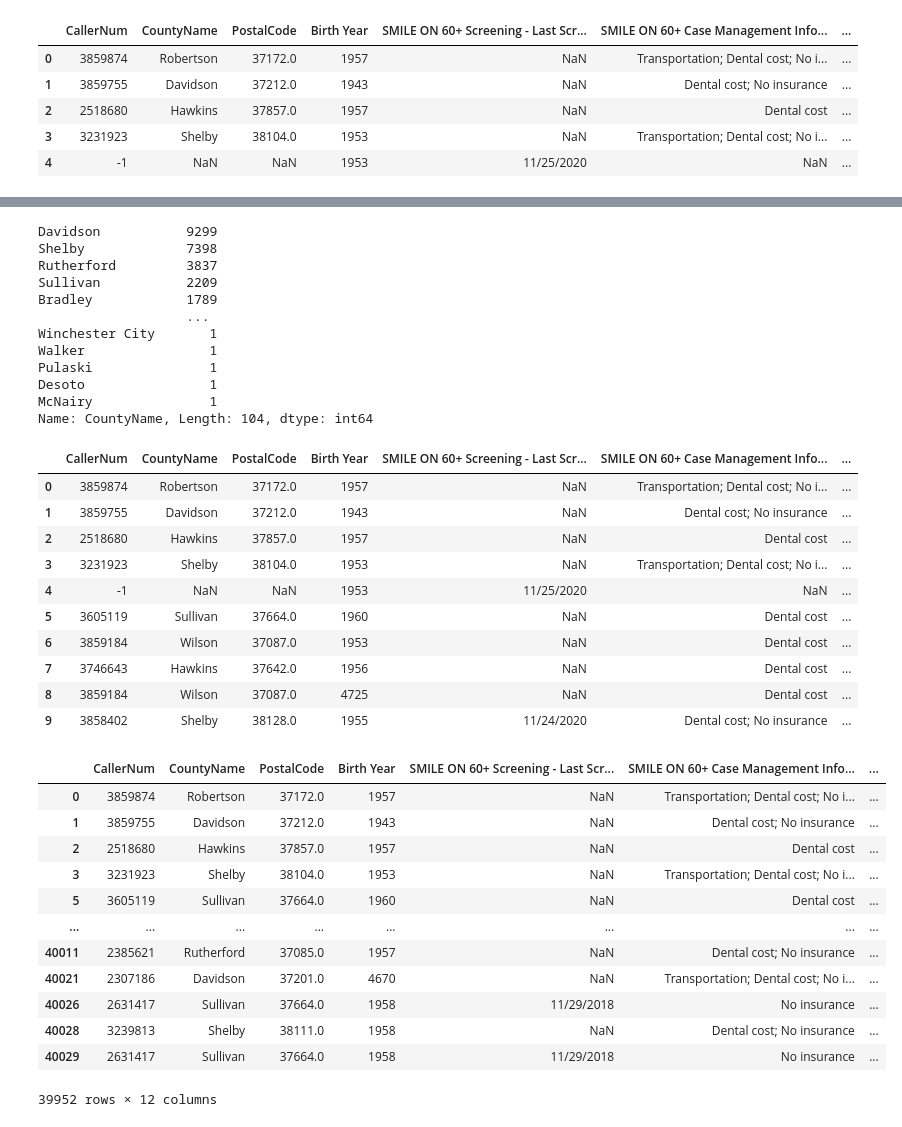
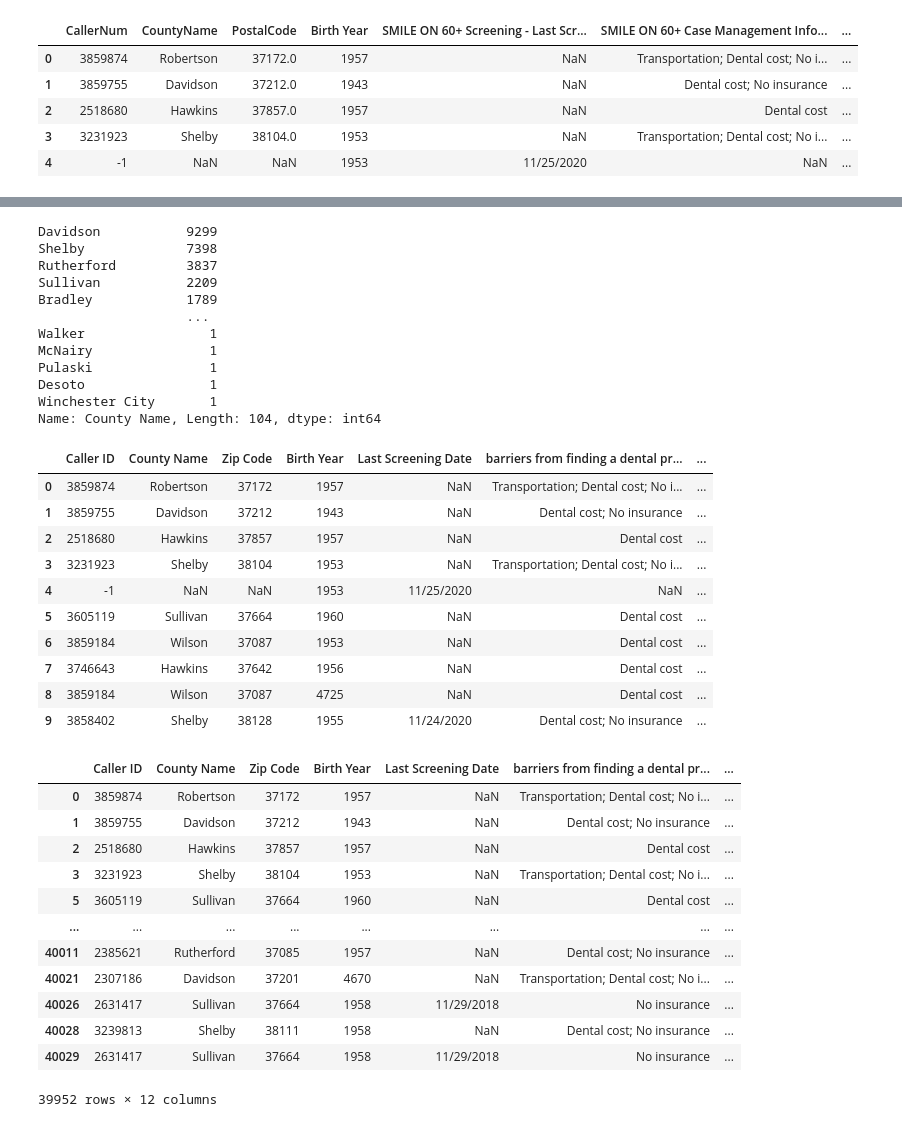
Before and after one commit to abcarlisle22/smile-on-lava-girl, a Jupyter notebook: Notebook/SmileOn_Project.ipynb, the cells around one changed output, grey strips where cells are left out. Drawn from its saved outputs; the diff is of its cells as text; code cells hidden in the pictures.

```diff
--- a/Notebook/SmileOn_Project.ipynb
+++ b/Notebook/SmileOn_Project.ipynb
@@ -25,3 +28,20 @@ smile_data.head()
 | 2 | 2518680 | Hawkins | 37857.0 | 1957 | NaN | Dental cost | ... |
 | 3 | 3231923 | Shelby | 38104.0 | 1953 | NaN | Transportation; Dental cost; No i... | ... |
 | 4 | -1 | NaN | NaN | 1953 | 11/25/2020 | NaN | ... |
+# %%
+# Renaming the column names
+
+smile_data.columns = ['Caller ID',
+                      'County Name',
+                      'Zip Code',
+                      'Birth Year',
+                      'Last Screening Date',
+                      'barriers from finding a dental provider',
+                      'care provided',
+                      'pre-qualify for SMILE ON 60+',
+                      'Site Information - Enroller ID',
+                      'Treatment plan Status',
+                      'Treatment plan Developed?',
+                      'Was the enrollee able to be restored to function']
+
+smile_data.head(5)
@@ -46,2 +73,7 @@ smile_data.info
 
 [40032 rows x 12 columns]>
+# %%
+#Round the Zip Code Column to a zero decimal
+
+pd.set_option('precision', 0)
+smile_data.head(2)
@@ -94,5 +130,5 @@ Name: PostalCode, Length: 479, dtype: int64
 # %%
-smile_data['CountyName'].value_counts()
+smile_data['County Name'].value_counts()
 # %% [output]
 Davidson           9299
 Shelby             7398
@@ -100,24 +136,24 @@ Rutherford         3837
 Sullivan           2209
 Bradley            1789
                    ...
-Winchester City       1
 Walker                1
+McNairy               1
 Pulaski               1
 Desoto                1
-McNairy               1
-Name: CountyName, Length: 104, dtype: int64
+Winchester City       1
+Name: County Name, Length: 104, dtype: int64
 # %%
 smile_data.head(10)
 # %% [output]
-|  | CallerNum | CountyName | PostalCode | Birth Year | SMILE ON 60+ Screening - Last Scr... | SMILE ON 60+ Case Management Info... | ... |
-| 0 | 3859874 | Robertson | 37172.0 | 1957 | NaN | Transportation; Dental cost; No i... | ... |
-| 1 | 3859755 | Davidson | 37212.0 | 1943 | NaN | Dental cost; No insurance | ... |
-| 2 | 2518680 | Hawkins | 37857.0 | 1957 | NaN | Dental cost | ... |
-| 3 | 3231923 | Shelby | 38104.0 | 1953 | NaN | Transportation; Dental cost; No i... | ... |
+|  | Caller ID | County Name | Zip Code | Birth Year | Last Screening Date | barriers from finding a dental pr... | ... |
+| 0 | 3859874 | Robertson | 37172 | 1957 | NaN | Transportation; Dental cost; No i... | ... |
+| 1 | 3859755 | Davidson | 37212 | 1943 | NaN | Dental cost; No insurance | ... |
+| 2 | 2518680 | Hawkins | 37857 | 1957 | NaN | Dental cost | ... |
+| 3 | 3231923 | Shelby | 38104 | 1953 | NaN | Transportation; Dental cost; No i... | ... |
 | 4 | -1 | NaN | NaN | 1953 | 11/25/2020 | NaN | ... |
-| 5 | 3605119 | Sullivan | 37664.0 | 1960 | NaN | Dental cost | ... |
-| 6 | 3859184 | Wilson | 37087.0 | 1953 | NaN | Dental cost | ... |
-| 7 | 3746643 | Hawkins | 37642.0 | 1956 | NaN | Dental cost | ... |
-| 8 | 3859184 | Wilson | 37087.0 | 4725 | NaN | Dental cost | ... |
-| 9 | 3858402 | Shelby | 38128.0 | 1955 | 11/24/2020 | Dental cost; No insurance | ... |
+| 5 | 3605119 | Sullivan | 37664 | 1960 | NaN | Dental cost | ... |
+| 6 | 3859184 | Wilson | 37087 | 1953 | NaN | Dental cost | ... |
+| 7 | 3746643 | Hawkins | 37642 | 1956 | NaN | Dental cost | ... |
+| 8 | 3859184 | Wilson | 37087 | 4725 | NaN | Dental cost | ... |
+| 9 | 3858402 | Shelby | 38128 | 1955 | 11/24/2020 | Dental cost; No insurance | ... |
 # %%
@@ -125,18 +161,18 @@ smile_data.head(10)
 # %%
-smile_data_mod = smile_data[smile_data['CallerNum'] > 0]
+smile_data_mod = smile_data[smile_data['Caller ID'] > 0]
 smile_data_mod
 # %% [output]
-|  | CallerNum | CountyName | PostalCode | Birth Year | SMILE ON 60+ Screening - Last Scr... | SMILE ON 60+ Case Management Info... | ... |
-| 0 | 3859874 | Robertson | 37172.0 | 1957 | NaN | Transportation; Dental cost; No i... | ... |
-| 1 | 3859755 | Davidson | 37212.0 | 1943 | NaN | Dental cost; No insurance | ... |
-| 2 | 2518680 | Hawkins | 37857.0 | 1957 | NaN | Dental cost | ... |
-| 3 | 3231923 | Shelby | 38104.0 | 1953 | NaN | Transportation; Dental cost; No i... | ... |
-| 5 | 3605119 | Sullivan | 37664.0 | 1960 | NaN | Dental cost | ... |
+|  | Caller ID | County Name | Zip Code | Birth Year | Last Screening Date | barriers from finding a dental pr... | ... |
+| 0 | 3859874 | Robertson | 37172 | 1957 | NaN | Transportation; Dental cost; No i... | ... |
+| 1 | 3859755 | Davidson | 37212 | 1943 | NaN | Dental cost; No insurance | ... |
+| 2 | 2518680 | Hawkins | 37857 | 1957 | NaN | Dental cost | ... |
+| 3 | 3231923 | Shelby | 38104 | 1953 | NaN | Transportation; Dental cost; No i... | ... |
+| 5 | 3605119 | Sullivan | 37664 | 1960 | NaN | Dental cost | ... |
 | ... | ... | ... | ... | ... | ... | ... | ... |
-| 40011 | 2385621 | Rutherford | 37085.0 | 1957 | NaN | Dental cost; No insurance | ... |
-| 40021 | 2307186 | Davidson | 37201.0 | 4670 | NaN | Transportation; Dental cost; No i... | ... |
-| 40026 | 2631417 | Sullivan | 37664.0 | 1958 | 11/29/2018 | No insurance | ... |
-| 40028 | 3239813 | Shelby | 38111.0 | 1958 | NaN | Dental cost; No insurance | ... |
-| 40029 | 2631417 | Sullivan | 37664.0 | 1958 | 11/29/2018 | No insurance | ... |
+| 40011 | 2385621 | Rutherford | 37085 | 1957 | NaN | Dental cost; No insurance | ... |
+| 40021 | 2307186 | Davidson | 37201 | 4670 | NaN | Transportation; Dental cost; No i... | ... |
+| 40026 | 2631417 | Sullivan | 37664 | 1958 | 11/29/2018 | No insurance | ... |
+| 40028 | 3239813 | Shelby | 38111 | 1958 | NaN | Dental cost; No insurance | ... |
+| 40029 | 2631417 | Sullivan | 37664 | 1958 | 11/29/2018 | No insurance | ... |
 39952 rows × 12 columns
 # %%
```
Also changed, not shown: parts of 15 cells of this notebook, 1 other file.
